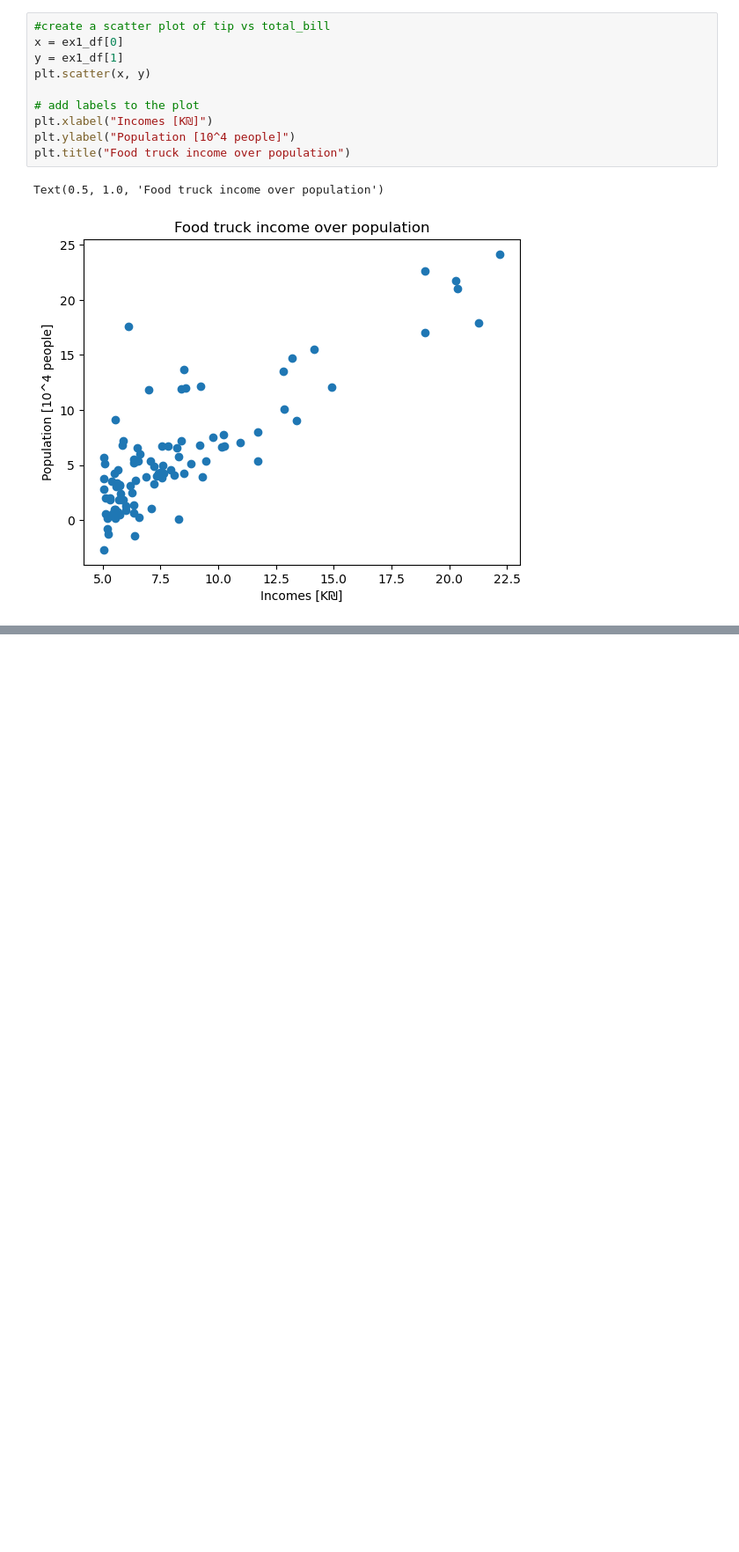
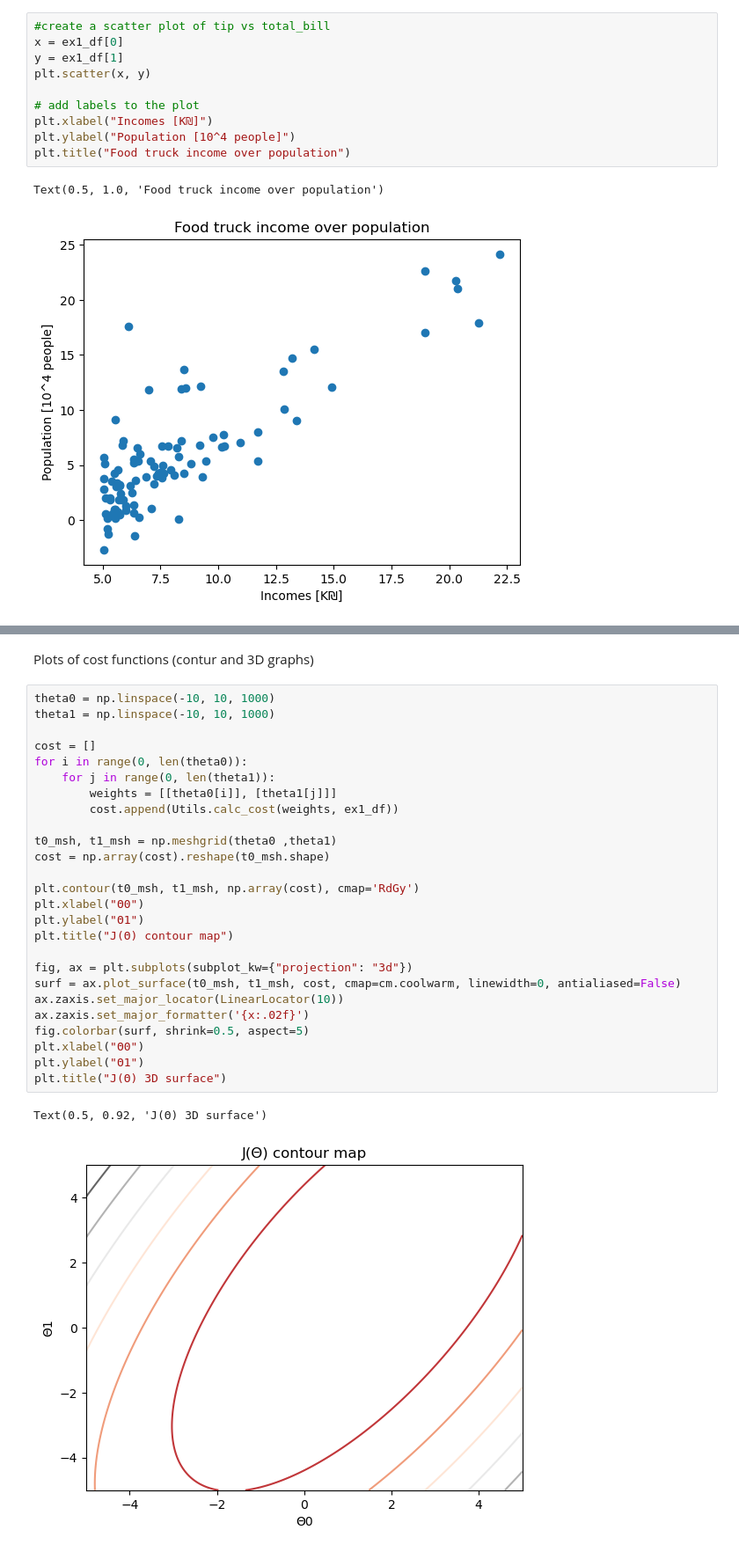
Before and after one commit to GalSarid21/MachineLearningLabs, a Jupyter notebook: Lab2/HW_2.ipynb, the cells around one changed output, grey strips where cells are left out. Shown: that part at 88% size. Drawn from its saved outputs; the diff is of its cells as text; blank space fills up the shorter version.

```diff
--- a/Lab2/HW_2.ipynb
+++ b/Lab2/HW_2.ipynb
@@ -252,0 +267,31 @@ Errors for learning rate [alpha]: 0.001
+# %% [markdown]
+Plots of cost functions (contur and 3D graphs)
+# %%
+theta0 = np.linspace(-10, 10, 1000)
+theta1 = np.linspace(-10, 10, 1000)
+
+cost = []
+for i in range(0, len(theta0)):
+    for j in range(0, len(theta1)):
+        weights = [[theta0[i]], [theta1[j]]]
+        cost.append(Utils.calc_cost(weights, ex1_df))
+
+t0_msh, t1_msh = np.meshgrid(theta0 ,theta1)
+cost = np.array(cost).reshape(t0_msh.shape)
+
+plt.contour(t0_msh, t1_msh, np.array(cost), cmap='RdGy')
+plt.xlabel("Θ0")
+plt.ylabel("Θ1")
+plt.title("J(Θ) contour map")
+
+fig, ax = plt.subplots(subplot_kw={"projection": "3d"})
+surf = ax.plot_surface(t0_msh, t1_msh, cost, cmap=cm.coolwarm, linewidth=0, antialiased=False)
+ax.zaxis.set_major_locator(LinearLocator(10))
+ax.zaxis.set_major_formatter('{x:.02f}')
+fig.colorbar(surf, shrink=0.5, aspect=5)
+plt.xlabel("Θ0")
+plt.ylabel("Θ1")
+plt.title("J(Θ) 3D surface")
+# %% [output]
+Text(0.5, 0.92, 'J(Θ) 3D surface')
+[figure, added]
```
Also changed, not shown: parts of 6 cells of this notebook.
